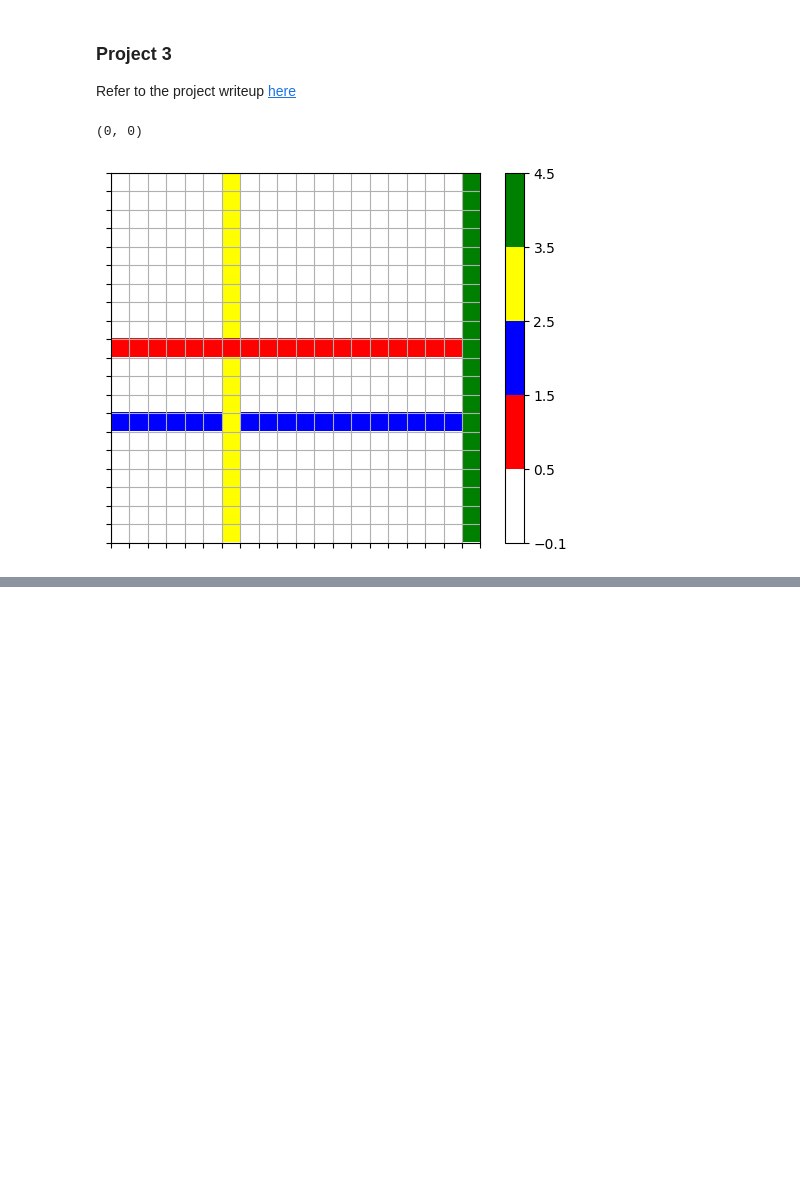
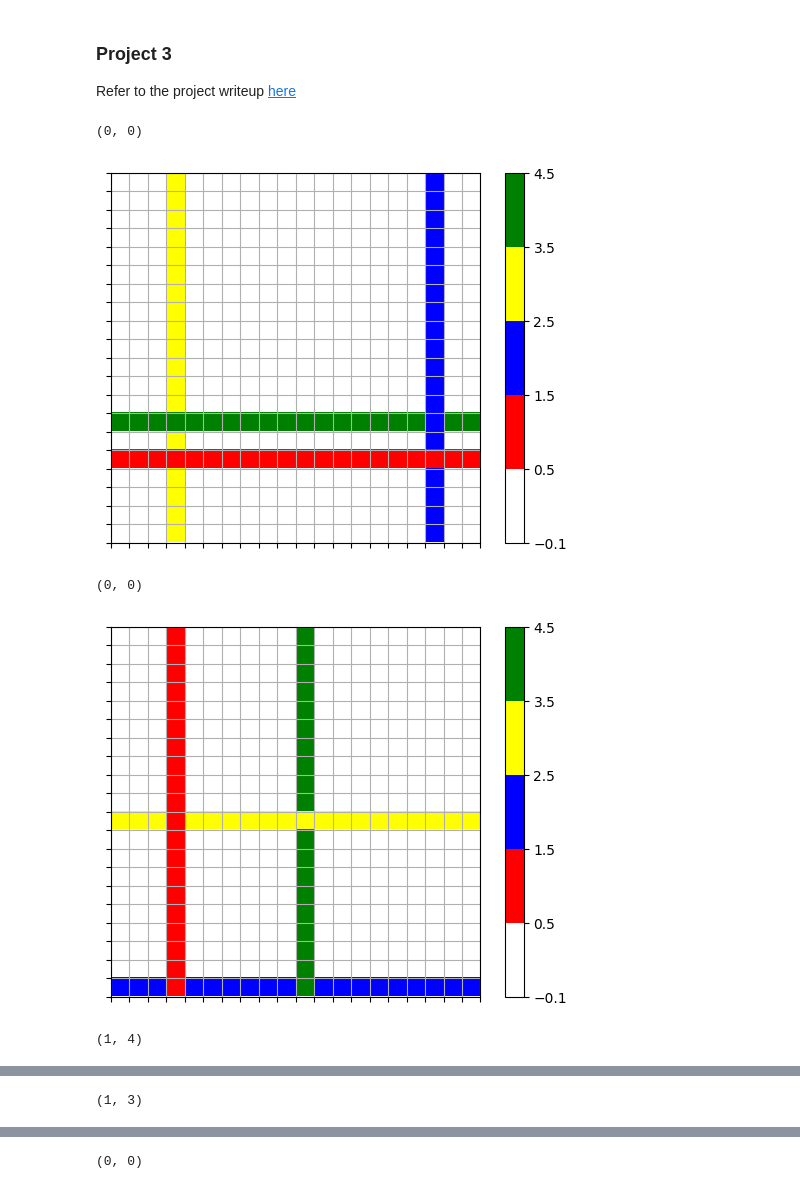
Before and after one commit to RohithM25/Wire-Cutting-Model-Training, a Jupyter notebook: main.ipynb, the cells around one changed output, grey strips where cells are left out. Saved outputs shown, nothing was run; the diff lists cells and outputs as text; code cells hidden in the pictures; blank space fills up the shorter version.

Commit message:
wrote to excel for 'n' data points

```diff
--- a/main.ipynb
+++ b/main.ipynb
@@ -72,19 +71,32 @@ class diagram:
         #Show colorbar
         plt.colorbar()
         plt.show()
-# %%
-dgrm = diagram.createDiagram()
-danger = dgrm.layWires()
-print(danger)
-dgrm.showDiagram()
-
-#writing data to spreadsheet
-matrix = dgrm.data #matrix of colors representing the diagram
-flattened = (matrix).flatten()
-arr_elem = np.array([danger[0]])
-flattened = np.concatenate((arr_elem,flattened), axis=0)
-df = pd.DataFrame(flattened)
-df.to_excel("Task 1 Training Data.xlsx", index=False)
-# %% [output]
-(0, 0)
-[figure, removed]
+# %%
+#writing data to spreadsheet
+
+wb = xlsxwriter.Workbook("Task 1 Training Data.xlsx") #the workbook
+ws = wb.add_worksheet("data") #new worksheet
+ws.write(0,0,"Dangerous?")
+
+dataPoints = []
+numDataPoints = 5
+for i in range(numDataPoints):
+    dgrm = diagram.createDiagram()
+    danger = dgrm.layWires()
+    print(danger)
+    dgrm.showDiagram()
+
+    matrix = dgrm.data #matrix of colors representing the diagram
+    flattened = (matrix).flatten()
+    danger = np.array([danger[0]]) #the first element in the 'danger' tuple which represents if the diagram is dangerous or not
+    ws.write(i+1,0,danger) #writing the danger value to the first column in the spreadsheet
+    for j in range(1,len(flattened)):
+        ws.write(i+1,j,flattened[j])
+
+wb.close()
+# %% [output]
+(0, 0)
+[figure, added]
+(0, 0)
+[figure, added]
+(1, 4)
@@ -90,0 +104 @@ df.to_excel("Task 1 Training Data.xlsx", index=False)
+(1, 3)
@@ -90,0 +106 @@ df.to_excel("Task 1 Training Data.xlsx", index=False)
+(0, 0)
```
Also changed, not shown: parts of 2 cells of this notebook, 1 other file.
